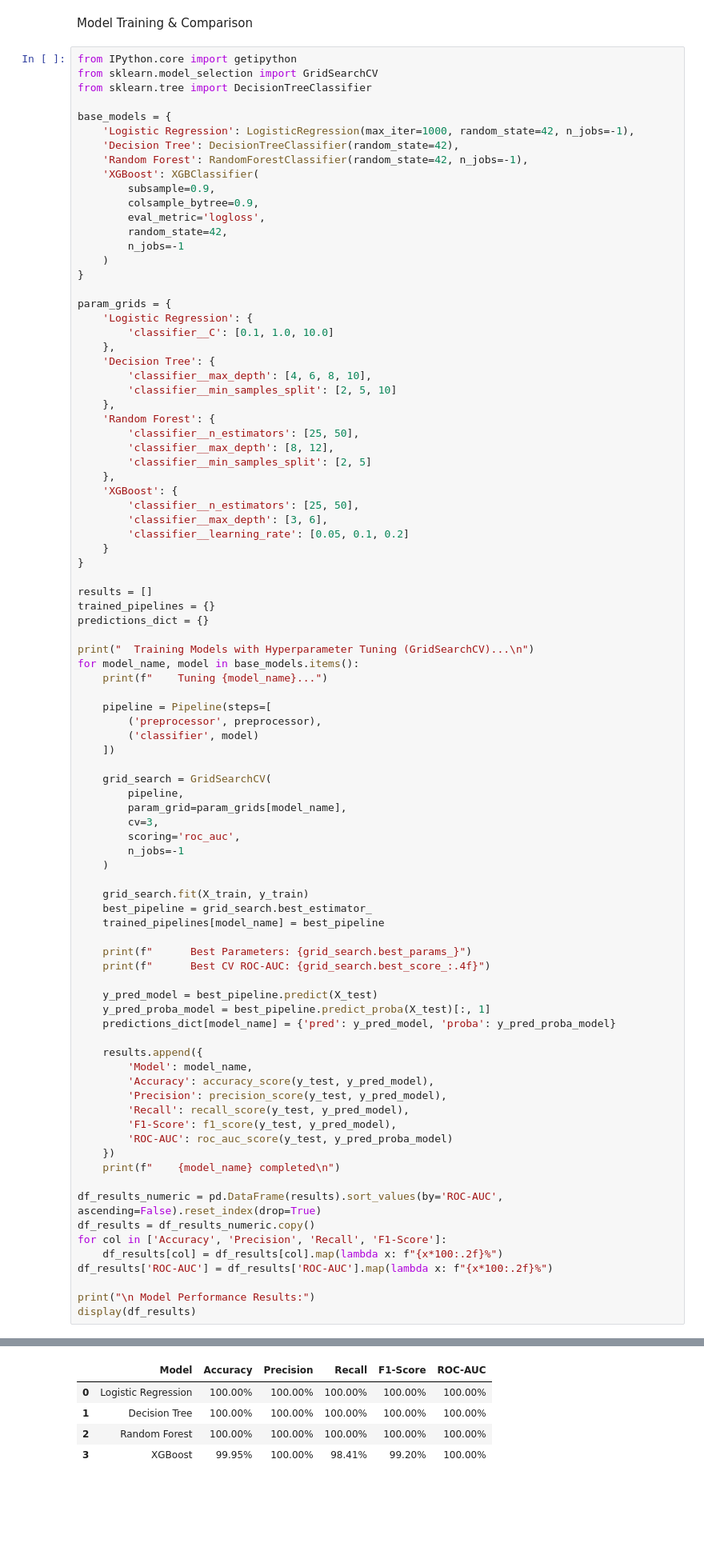
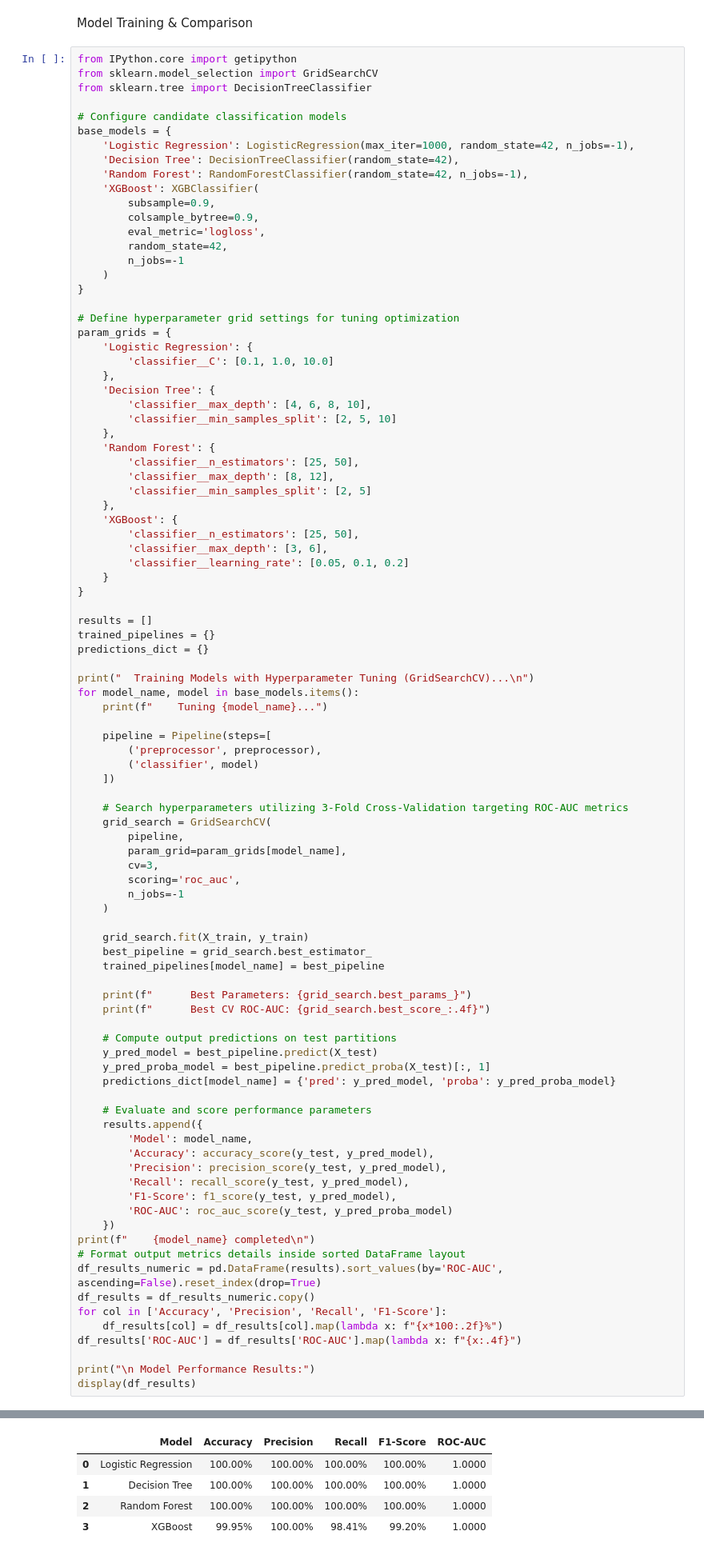
Before and after one commit to iamjahnavi08/IoT-Device-Compromise-Detection-using-Network-Traffic-Analytics, a Jupyter notebook: IoT_Security_Botnet_DDoS_Detection_Analytics.ipynb, the cells around one changed output, grey strips where cells are left out. Shown at 80% size. Saved outputs shown, nothing was run; the diff lists cells and outputs as text; blank space fills up the shorter version.

Commit message:
Update IoT device compromise detection pipeline, FastAPI backend, UI dashboard, and models

```diff
--- a/IoT_Security_Botnet_DDoS_Detection_Analytics.ipynb
+++ b/IoT_Security_Botnet_DDoS_Detection_Analytics.ipynb
@@ -257,6 +281,7 @@ from IPython.core import getipython
 from sklearn.model_selection import GridSearchCV
 from sklearn.tree import DecisionTreeClassifier
 
+# Configure candidate classification models
 base_models = {
     'Logistic Regression': LogisticRegression(max_iter=1000, random_state=42, n_jobs=-1),
     'Decision Tree': DecisionTreeClassifier(random_state=42),
@@ -270,6 +295,7 @@ base_models = {
     )
 }
 
+# Define hyperparameter grid settings for tuning optimization
 param_grids = {
     'Logistic Regression': {
         'classifier__C': [0.1, 1.0, 10.0]
@@ -303,6 +329,7 @@ for model_name, model in base_models.items():
         ('classifier', model)
     ])
 
+    # Search hyperparameters utilizing 3-Fold Cross-Validation targeting ROC-AUC metrics
     grid_search = GridSearchCV(
         pipeline,
         param_grid=param_grids[model_name],
@@ -318,10 +345,12 @@ for model_name, model in base_models.items():
     print(f"      Best Parameters: {grid_search.best_params_}")
     print(f"      Best CV ROC-AUC: {grid_search.best_score_:.4f}")
 
+    # Compute output predictions on test partitions
     y_pred_model = best_pipeline.predict(X_test)
     y_pred_proba_model = best_pipeline.predict_proba(X_test)[:, 1]
     predictions_dict[model_name] = {'pred': y_pred_model, 'proba': y_pred_proba_model}
 
+    # Evaluate and score performance parameters
     results.append({
         'Model': model_name,
         'Accuracy': accuracy_score(y_test, y_pred_model),
@@ -330,13 +359,13 @@ for model_name, model in base_models.items():
         'F1-Score': f1_score(y_test, y_pred_model),
         'ROC-AUC': roc_auc_score(y_test, y_pred_proba_model)
     })
-    print(f"    {model_name} completed\n")
-
+print(f"    {model_name} completed\n")
+# Format output metrics details inside sorted DataFrame layout
 df_results_numeric = pd.DataFrame(results).sort_values(by='ROC-AUC', ascending=False).reset_index(drop=True)
 df_results = df_results_numeric.copy()
 for col in ['Accuracy', 'Precision', 'Recall', 'F1-Score']:
     df_results[col] = df_results[col].map(lambda x: f"{x*100:.2f}%")
-df_results['ROC-AUC'] = df_results['ROC-AUC'].map(lambda x: f"{x*100:.2f}%")
+df_results['ROC-AUC'] = df_results['ROC-AUC'].map(lambda x: f"{x:.4f}")
 
 print("\n Model Performance Results:")
 display(df_results)
@@ -357,12 +387,12 @@ display(df_results)
     XGBoost completed
 
 
  Model Performance Results:
 |  | Model | Accuracy | Precision | Recall | F1-Score | ROC-AUC |
-| 0 | Logistic Regression | 100.00% | 100.00% | 100.00% | 100.00% | 100.00% |
-| 1 | Decision Tree | 100.00% | 100.00% | 100.00% | 100.00% | 100.00% |
-| 2 | Random Forest | 100.00% | 100.00% | 100.00% | 100.00% | 100.00% |
-| 3 | XGBoost | 99.95% | 100.00% | 98.41% | 99.20% | 100.00% |
+| 0 | Logistic Regression | 100.00% | 100.00% | 100.00% | 100.00% | 1.0000 |
+| 1 | Decision Tree | 100.00% | 100.00% | 100.00% | 100.00% | 1.0000 |
+| 2 | Random Forest | 100.00% | 100.00% | 100.00% | 100.00% | 1.0000 |
+| 3 | XGBoost | 99.95% | 100.00% | 98.41% | 99.20% | 1.0000 |
 # %% [markdown]
 Model Evaluation & Metrics Comparison
 # %%
```
Also changed, not shown: parts of 27 cells of this notebook, 14 other files.
